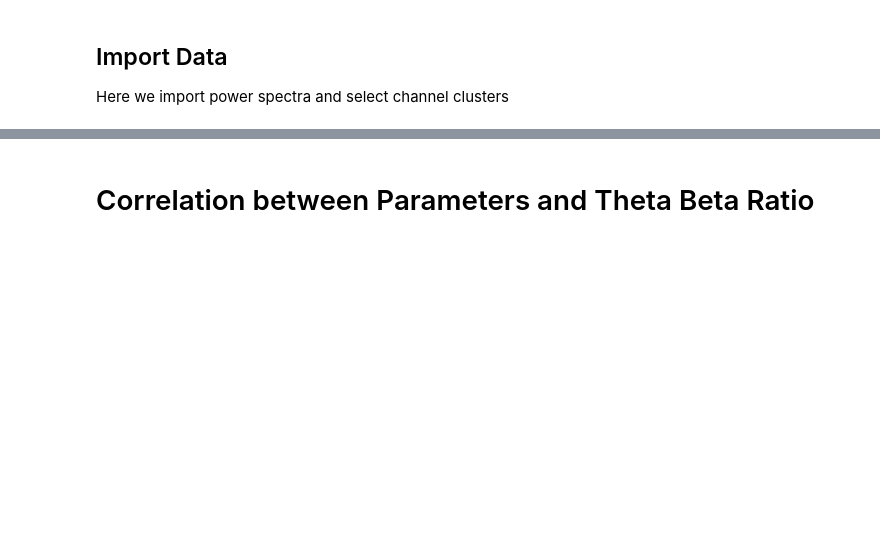
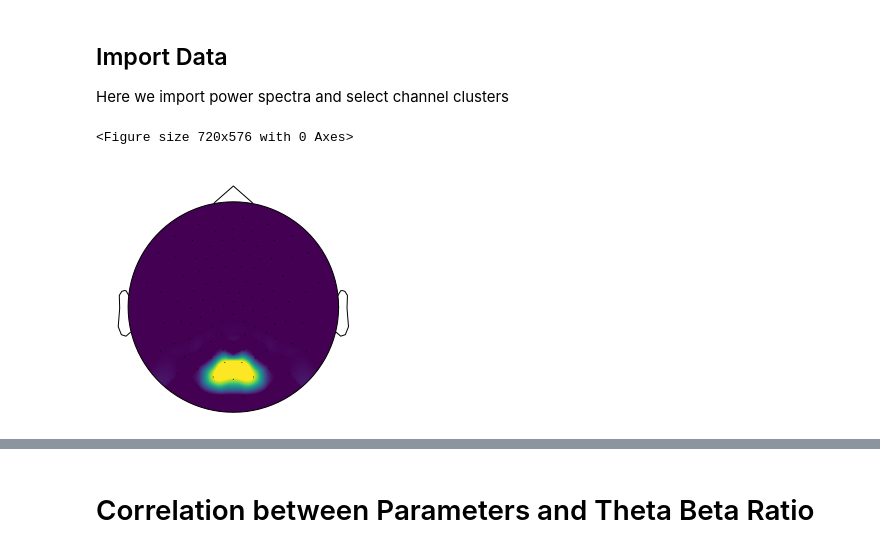
Before and after one commit to voytekresearch/BandRatios, a Jupyter notebook: notebooks/4-EEG-Dataset-Analysis.ipynb, the cells around one changed output, grey strips where cells are left out. Drawn from its saved outputs; the diff is of its cells as text; code cells hidden in the pictures; blank space fills up the shorter version.

```diff
--- a/notebooks/4-EEG-Dataset-Analysis.ipynb
+++ b/notebooks/4-EEG-Dataset-Analysis.ipynb
@@ -52,3 +53,39 @@ ch_cluster_frontal = ['E15', 'E18', 'E16', 'E10', 'E11']
 ch_inds_parietal = mne.pick_channels(montage.ch_names, ch_cluster_parietal)
 ch_inds_central = mne.pick_channels(montage.ch_names, ch_cluster_central)
 ch_inds_frontal = mne.pick_channels(montage.ch_names, ch_cluster_frontal)
+# %%
+fron = np.zeros(111)
+cen = np.zeros(111)
+par = np.zeros(111)
+fron[ch_inds_frontal] = 1
+cen[ch_inds_central] = 1
+par[ch_inds_parietal] = 1
+# %%
+# Create the info structure needed by MNE
+from matplotlib.pyplot import figure
+#import marplotlib as mpl
+rcParams['figure.figsize'] = 6, 4
+figure(num=None, figsize=(10, 8))
+plt.tight_layout()
+info = mne.create_info(ch_labels, 500, 'eeg', montage)
+
+# Create the MNE Raw data object
+raw = mne.io.RawArray(np.zeros([111, 1]), info, verbose=False)
+
+fig,ax = plt.subplots()
+
+
+#ax.set_title("Frontal Region")
+# ax.set_label(["E15, E18, E16, E10, E11"])
+# mne.viz.plot_topomap(fron, raw.info, cmap=cm.viridis, contours=0, axes=ax)
+
+# ax.set_title("Central Region")
+# mne.viz.plot_topomap(cen, raw.info, cmap=cm.viridis, contours=0, axes=ax)
+
+# ax.set_title("Parietal Region")
+mne.viz.plot_topomap(par, raw.info, cmap=cm.viridis, contours=0, axes=ax)
+
+fig.savefig('../figures/parietal_topo.png', dpi=700);
+# %% [output]
+<Figure size 720x576 with 0 Axes>
+[figure, added]
```
Also changed, not shown: parts of 35 cells of this notebook, 25 other files.
